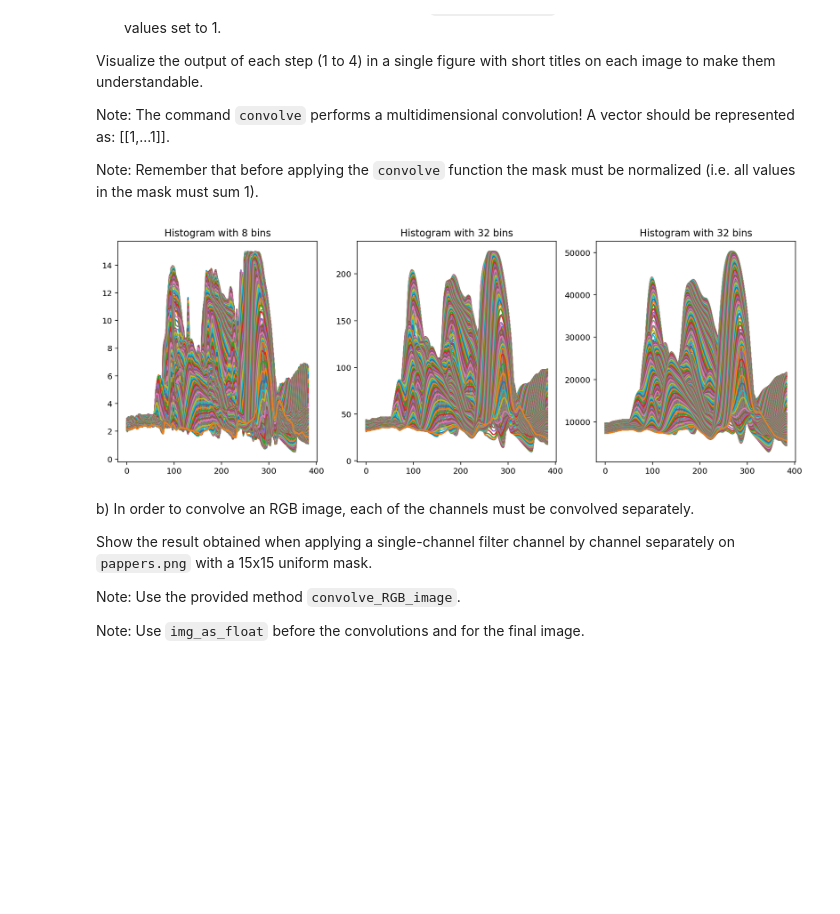
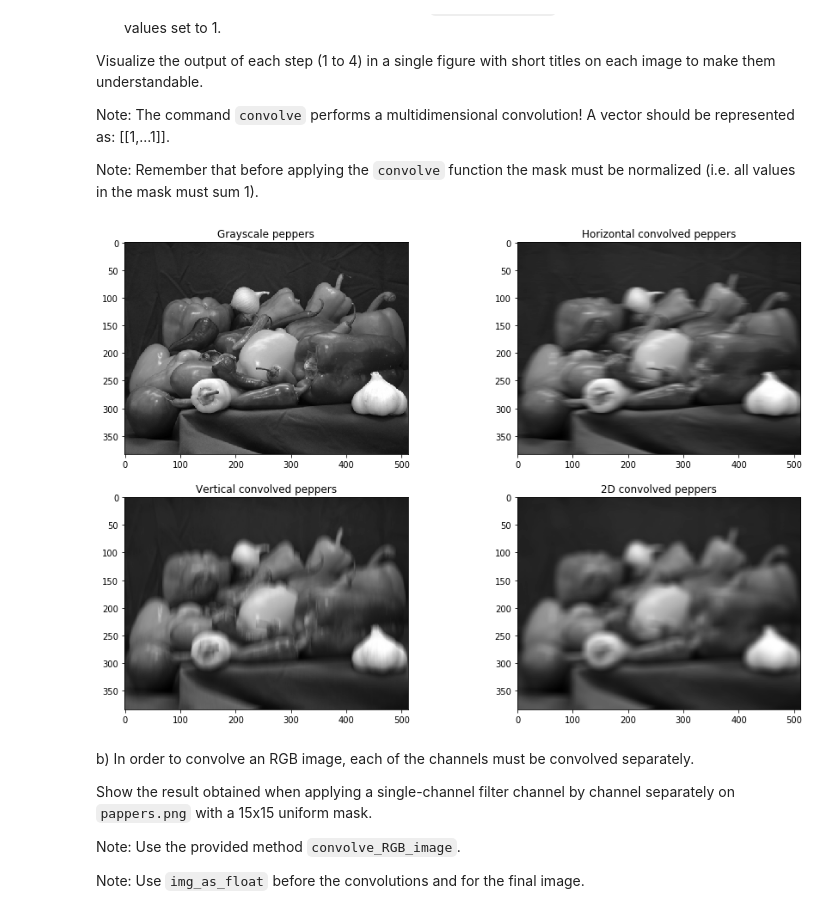
Before and after one commit to jdecid/MAI-CV, a Jupyter notebook: labs/s2/CV1920-p2.ipynb, the cells around one changed output. Drawn from its saved outputs; the diff is of its cells as text; code cells hidden in the pictures; blank space fills up the shorter version.

```diff
--- a/labs/s2/CV1920-p2.ipynb
+++ b/labs/s2/CV1920-p2.ipynb
@@ -124,30 +130,33 @@ Note: Remember that before applying the `convolve` function the mask must be nor
 # %%
 peppers = io.imread('images/peppers.png')
 gs_peppers = rgb2gray(peppers)
 
-mask_h1d = np.ones(shape=(1, 15))
+mask_h1d = np.ones(shape=(1, 15)) / 15
 conv_peppers = convolve(gs_peppers, mask_h1d)
 
 mask_v1d = mask_h1d.T
-conv_trans_peppers = convolve(conv_peppers, mask_v1d)
+conv_trans_peppers = convolve(gs_peppers, mask_v1d)
 
-mask_m2d = np.ones(shape=(15, 15))
-conv_2d_peppers = convolve(conv_trans_peppers, mask_m2d)
+mask_m2d = np.ones(shape=(15, 15)) / (15 * 15)
+conv_2d_peppers = convolve(gs_peppers, mask_m2d)
 
-f, ax = plt.subplots(1, 3, figsize=(15, 5))
+f, ax = plt.subplots(2, 2, figsize=(15, 10))
 
-ax[0].set_title('Histogram with 8 bins')
-ax[0].plot(conv_peppers)
+ax[0][0].set_title('Grayscale peppers')
+ax[0][0].imshow(gs_peppers, cmap='gray')
 
-ax[1].set_title('Histogram with 32 bins')
-ax[1].plot(conv_trans_peppers)
+ax[0][1].set_title('Horizontal convolved peppers')
+ax[0][1].imshow(conv_peppers, cmap='gray')
 
-ax[2].set_title('Histogram with 32 bins')
-ax[2].plot(conv_2d_peppers)
+ax[1][0].set_title('Vertical convolved peppers')
+ax[1][0].imshow(conv_trans_peppers, cmap='gray')
+
+ax[1][1].set_title('2D convolved peppers')
+ax[1][1].imshow(conv_2d_peppers, cmap='gray')
 
 plt.show()
 # %% [output]
-[figure, old version]
+[figure, new version]
 # %% [markdown]
 b) In order to convolve an RGB image, each of the channels must be convolved separately.
 
```
Also changed, not shown: parts of 15 cells of this notebook, 2 other files.
